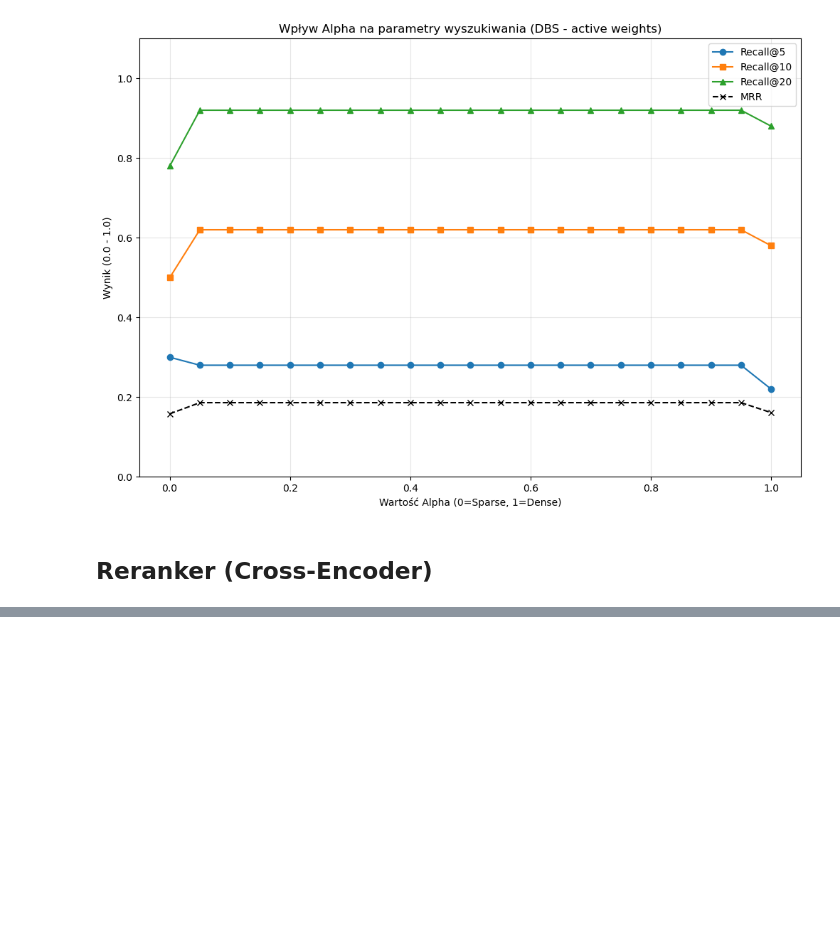
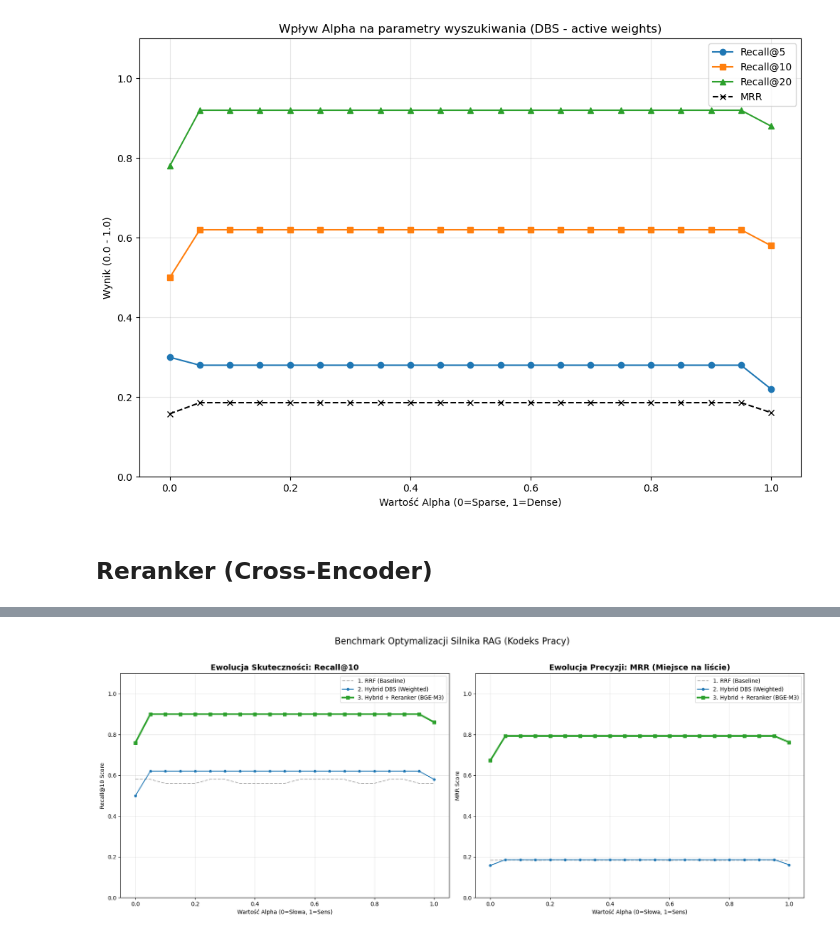
Before and after one commit to GregoireVerte/rag_labor_laws, a Jupyter notebook: research/evaluate_retrieval.ipynb, the cells around one changed output, grey strips where cells are left out. Cells and saved outputs as stored; diff of their text form; code cells hidden in the pictures; blank space fills up the shorter version.

```diff
--- a/research/evaluate_retrieval.ipynb
+++ b/research/evaluate_retrieval.ipynb
@@ -422,0 +467,53 @@ for a in alphas:
+# %%
+import matplotlib.pyplot as plt
+
+# 1. Osie X (Alpha)
+alphas = [0.0, 0.05, 0.1, 0.15, 0.2, 0.25, 0.3, 0.35, 0.4, 0.45, 0.5, 0.55, 0.6, 0.65, 0.7, 0.75, 0.8, 0.85, 0.9, 0.95, 1.0]
+
+# 2. Dane Historyczne (z poprzednich sesji)
+
+# RRF (Reciprocal Rank Fusion)
+rrf_mrr = [0.183, 0.184, 0.184, 0.182, 0.184, 0.184, 0.183, 0.183, 0.183, 0.183, 0.183, 0.184, 0.182, 0.184, 0.183, 0.182, 0.183, 0.183, 0.184, 0.183, 0.182]
+rrf_r10 = [0.58, 0.58, 0.56, 0.56, 0.56, 0.58, 0.58, 0.56, 0.56, 0.56, 0.56, 0.58, 0.58, 0.58, 0.58, 0.56, 0.56, 0.58, 0.58, 0.56, 0.56]
+
+# DBS (Active Weights - Hybrid)
+dbs_mrr = [0.158] + [0.186]*19 + [0.161]
+dbs_r10 = [0.50] + [0.62]*19 + [0.58]
+
+# 3. Dane z bieżącej sesji (Reranker)
+### pobiera je bezpośrednio ze słownika 'results'
+reranker_mrr = [results[a]['MRR'] for a in alphas]
+reranker_r10 = [results[a]['R@10'] for a in alphas]
+
+# WYKRES
+fig, (ax1, ax2) = plt.subplots(1, 2, figsize=(18, 7))
+
+# Subplot 1: Recall@10
+ax1.plot(alphas, rrf_r10, label='1. RRF (Baseline)', color='gray', linestyle='--', alpha=0.6)
+ax1.plot(alphas, dbs_r10, label='2. Hybrid DBS (Weighted)', color='#1f77b4', marker='o', markersize=4)
+ax1.plot(alphas, reranker_r10, label='3. Hybrid + Reranker (BGE-M3)', color='#2ca02c', linewidth=3, marker='s', markersize=6)
+
+ax1.set_title('Ewolucja Skuteczności: Recall@10', fontsize=14, fontweight='bold')
+ax1.set_xlabel('Wartość Alpha (0=Słowa, 1=Sens)')
+ax1.set_ylabel('Recall@10 Score')
+ax1.legend()
+ax1.grid(True, alpha=0.3)
+ax1.set_ylim(0, 1.1)
+
+# Subplot 2: MRR (Precyzja)
+ax2.plot(alphas, rrf_mrr, label='1. RRF (Baseline)', color='gray', linestyle='--', alpha=0.6)
+ax2.plot(alphas, dbs_mrr, label='2. Hybrid DBS (Weighted)', color='#1f77b4', marker='o', markersize=4)
+ax2.plot(alphas, reranker_mrr, label='3. Hybrid + Reranker (BGE-M3)', color='#2ca02c', linewidth=3, marker='s', markersize=6)
+
+ax2.set_title('Ewolucja Precyzji: MRR (Miejsce na liście)', fontsize=14, fontweight='bold')
+ax2.set_xlabel('Wartość Alpha (0=Słowa, 1=Sens)')
+ax2.set_ylabel('MRR Score')
+ax2.legend()
+ax2.grid(True, alpha=0.3)
+ax2.set_ylim(0, 1.1)
+
+plt.suptitle('Benchmark Optymalizacji Silnika RAG (Kodeks Pracy)', fontsize=16, y=1.02)
+plt.tight_layout()
+plt.savefig('rag_final_comparison_benchmark.png', bbox_inches='tight')
+# %% [output]
+[figure, added]
```
Also changed, not shown: parts of 2 cells of this notebook, 3 other files.
